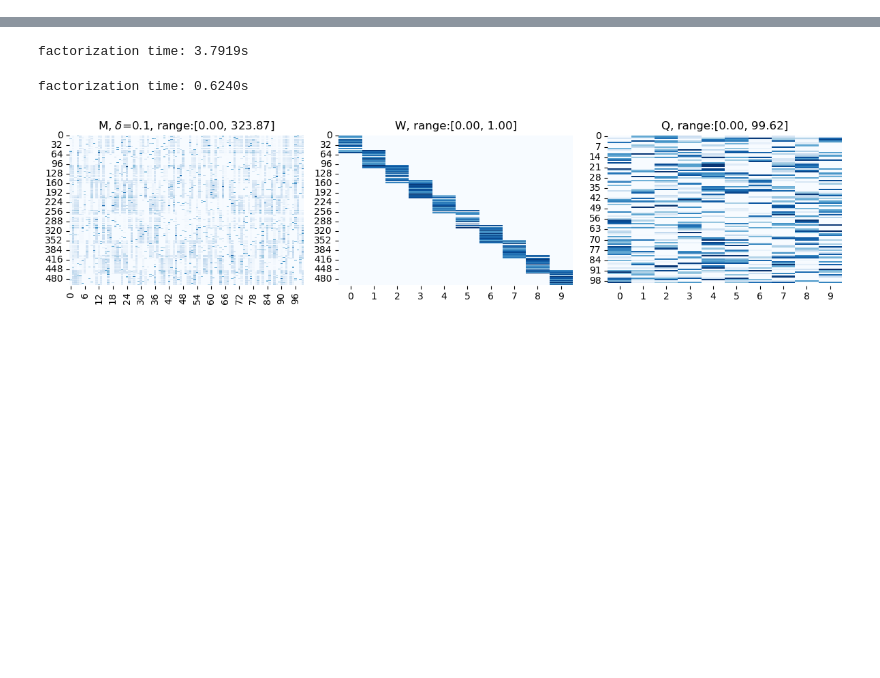
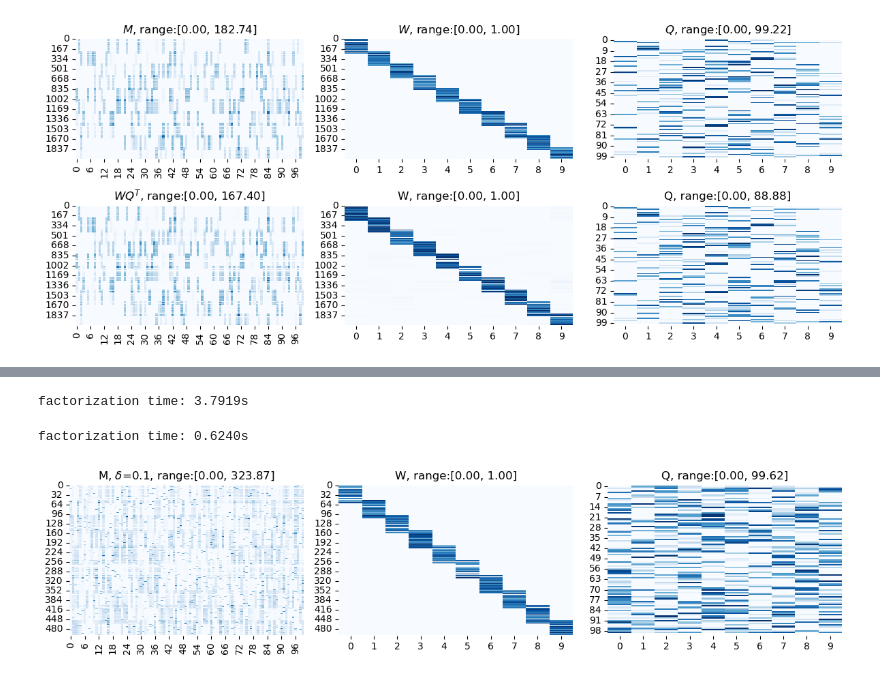
Before and after one commit to jefferykclam/ICQF, a Jupyter notebook: demonstration.ipynb, the cells around one changed output, grey strips where cells are left out. Cells and saved outputs as stored; diff of their text form; code cells hidden in the pictures; blank space fills up the shorter version.

```diff
--- a/demonstration.ipynb
+++ b/demonstration.ipynb
@@ -9,0 +22,6 @@ from src.ICQF import ICQF
+# %%
+clf = ICQF(n_components=10,
+           W_upperbd=(True, 1.0),
+           M_upperbd=(True, np.max(MF_data.M)),
+           Q_upperbd=(True, 100),
+           verbose=False)
@@ -10 +35,5 @@ from src.ICQF import ICQF
+# %%
+show_synthetic_result(manual_MF_data, true_W, true_Q)
+# %% [output]
+[figure, added]
 # %%
```
Also changed, not shown: parts of 20 cells of this notebook, 2 other files.
